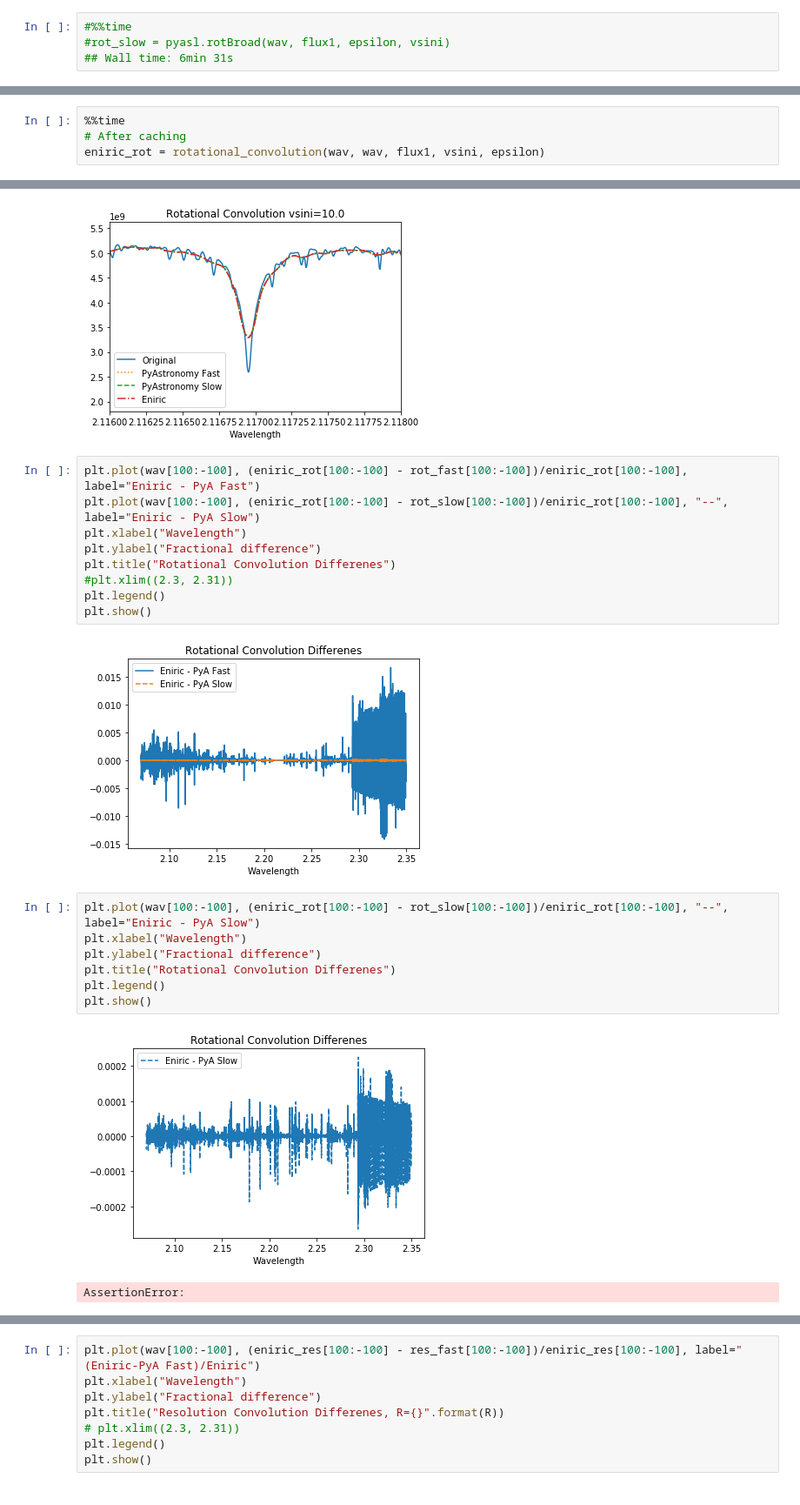
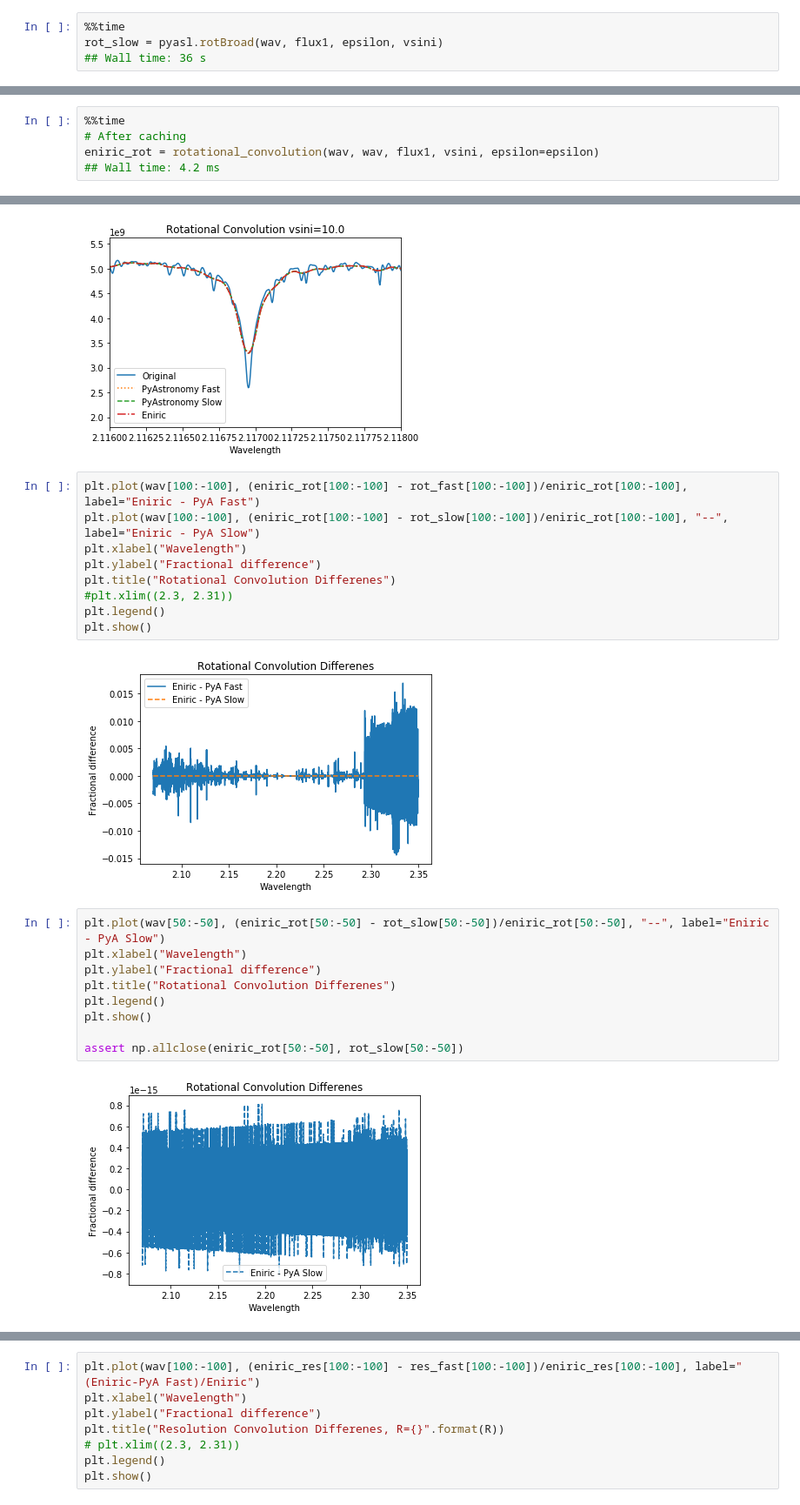
Before and after one commit to jason-neal/eniric, a Jupyter notebook: docs/Notebooks/Convolution_speeds.ipynb, the cells around one changed output, grey strips where cells are left out. Shown at 87% size. Saved outputs shown, nothing was run; the diff lists cells and outputs as text.

Commit message:
Update convolution test notebook.
(Using faster computer)

```diff
--- a/docs/Notebooks/Convolution_speeds.ipynb
+++ b/docs/Notebooks/Convolution_speeds.ipynb
@@ -44,5 +46,5 @@ Wall time: 78.1 ms
 # %%
-#%%time
-#rot_slow = pyasl.rotBroad(wav, flux1, epsilon, vsini)
-## Wall time: 6min 31s
+%%time
+rot_slow = pyasl.rotBroad(wav, flux1, epsilon, vsini)
+## Wall time: 36 s
 # %% [output]
@@ -58,5 +63,6 @@ Wall time: 55.2 s
 # %%
 %%time
 # After caching
-eniric_rot = rotational_convolution(wav, wav, flux1, vsini, epsilon)
+eniric_rot = rotational_convolution(wav, wav, flux1, vsini, epsilon=epsilon)
+## Wall time: 4.2 ms
 # %% [output]
@@ -126,15 +139,16 @@ plt.title("Rotational Convolution Differenes")
 plt.legend()
 plt.show()
 # %% [output]
-[figure, old version]
+[figure, new version]
 # %%
-plt.plot(wav[100:-100], (eniric_rot[100:-100] - rot_slow[100:-100])/eniric_rot[100:-100], "--", label="Eniric - PyA Slow")
+plt.plot(wav[50:-50], (eniric_rot[50:-50] - rot_slow[50:-50])/eniric_rot[50:-50], "--", label="Eniric - PyA Slow")
 plt.xlabel("Wavelength")
 plt.ylabel("Fractional difference")
 plt.title("Rotational Convolution Differenes")
 plt.legend()
 plt.show()
+
+assert np.allclose(eniric_rot[50:-50], rot_slow[50:-50])
 # %% [output]
-[figure, old version]
+[figure, new version]
-AssertionError:
 # %% [markdown]
```
Also changed, not shown: parts of 10 cells of this notebook.
